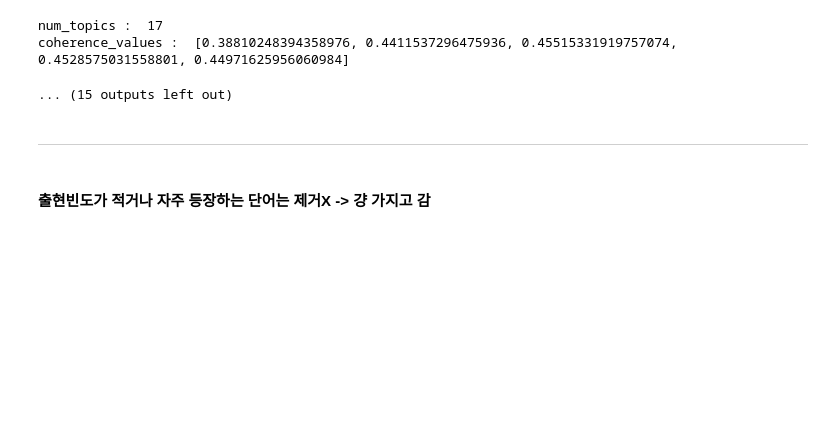
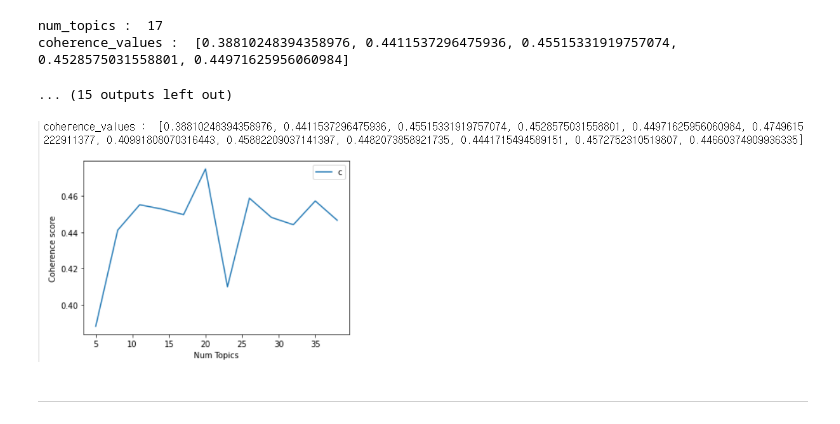
Before and after one commit to glenn93516/BookFlex, a Jupyter notebook: machine_learning/web_scraping/unsupervised_learning_ISBN_nouns_BestTopicTest.ipynb, the cells around one changed output. Saved outputs shown, nothing was run; the diff lists cells and outputs as text; code cells hidden in the pictures; blank space fills up the shorter version.

```diff
--- a/machine_learning/web_scraping/unsupervised_learning_ISBN_nouns_BestTopicTest.ipynb
+++ b/machine_learning/web_scraping/unsupervised_learning_ISBN_nouns_BestTopicTest.ipynb
@@ -311,7 +311,11 @@ coherence_values :  [0.38810248394358976, 0.4411537296475936, 0.4551533191975707
 num_topics :  17
 coherence_values :  [0.38810248394358976, 0.4411537296475936, 0.45515331919757074, 0.4528575031558801, 0.44971625956060984]
 ... (15 outputs left out)
+# %%
+from IPython.display import Image
+
+Image("img/최적토픽테스트_start5_step3_max38_필터링O.png")
+# %% [output]
+[figure, added]
 # %% [markdown]
 ----
-# %% [markdown]
-#### 출현빈도가 적거나 자주 등장하는 단어는 제거X -> 걍 가지고 감
```
Also changed, not shown: parts of 6 cells of this notebook, 2 other files.
